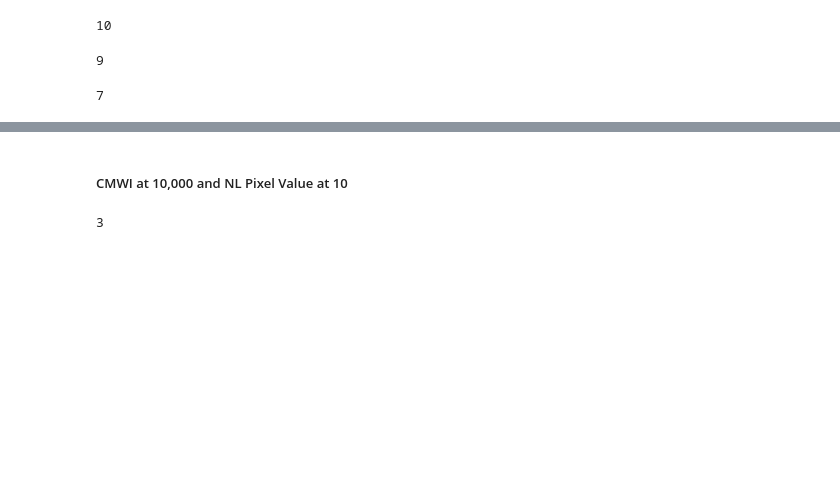
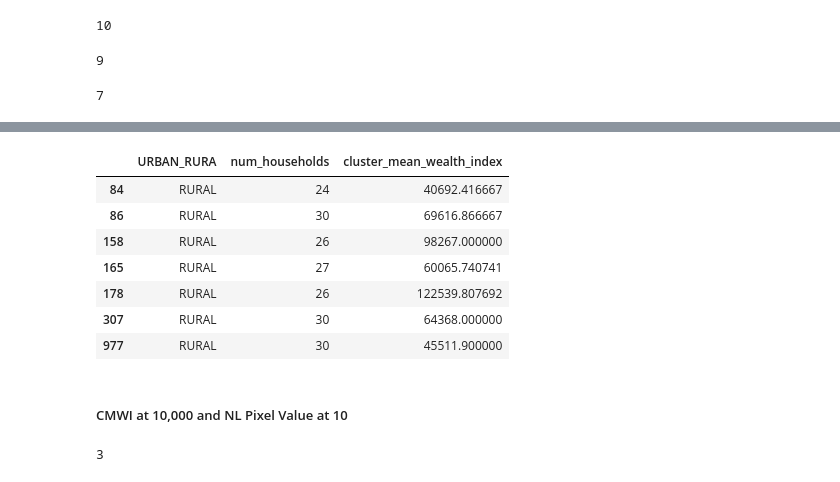
Before and after one commit to idrisaderinto/Electricity-and-Wealth-Project, a Jupyter notebook: Electricity Access and Wealth Project.ipynb, the cells around one changed output, grey strips where cells are left out. Cells and saved outputs as stored; diff of their text form; code cells hidden in the pictures; blank space fills up the shorter version.

Commit message:
Editing code to quantify the number of rural households within each cluster for subsection 4.3

```diff
--- a/Electricity Access and Wealth Project.ipynb
+++ b/Electricity Access and Wealth Project.ipynb
@@ -346,3 +375,14 @@ df[(df["2021_value"] >= 5) & (df["cluster_mean_wealth_index"] >= 5000) & (df["UR
+# %%
+df[(df["2021_value"] >= 5) & (df["cluster_mean_wealth_index"] >= 5000) & (df["URBAN_RURA"] == 'RURAL')][['URBAN_RURA', 'num_households', 'cluster_mean_wealth_index']]
+# %% [output]
+|  | URBAN_RURA | num_households | cluster_mean_wealth_index |
+| 84 | RURAL | 24 | 40692.416667 |
+| 86 | RURAL | 30 | 69616.866667 |
+| 158 | RURAL | 26 | 98267.000000 |
+| 165 | RURAL | 27 | 60065.740741 |
+| 178 | RURAL | 26 | 122539.807692 |
+| 307 | RURAL | 30 | 64368.000000 |
+| 977 | RURAL | 30 | 45511.900000 |
 # %% [markdown]
 ##### CMWI at 10,000 and NL Pixel Value at 10
 # %%
```
Also changed, not shown: parts of 5 cells of this notebook.
